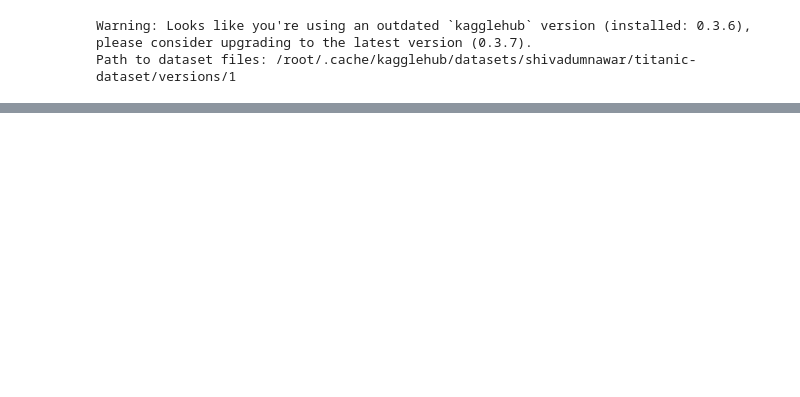
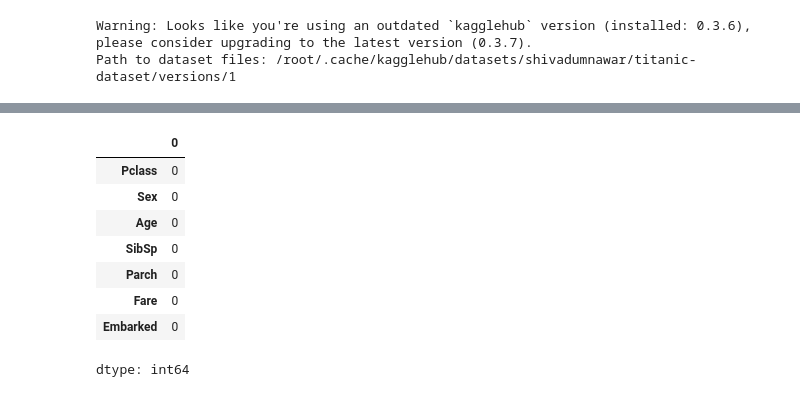
Before and after one commit to SeanMuInCa/learn_python, a Jupyter notebook: Assignment1.ipynb, the cells around one changed output, grey strips where cells are left out. Cells and saved outputs as stored; diff of their text form; code cells hidden in the pictures; blank space fills up the shorter version.

```diff
--- a/Assignment1.ipynb
+++ b/Assignment1.ipynb
@@ -47,0 +42,20 @@ X_train, X_test, y_train, y_test = train_test_split(X, y, test_size=0.3, random_
+# %%
+# 处理 Age 列的缺失值
+X = X.copy()  # 创建一个副本，避免 SettingWithCopyWarning
+X['Age'] = X['Age'].fillna(X['Age'].mean())
+
+# 处理 Embarked 列的缺失值
+X['Embarked'] = X['Embarked'].fillna(X['Embarked'].mode()[0])
+
+# 检查是否还有缺失值
+X.isnull().sum()
+# %% [output]
+|  | 0 |
+| Pclass | 0 |
+| Sex | 0 |
+| Age | 0 |
+| SibSp | 0 |
+| Parch | 0 |
+| Fare | 0 |
+| Embarked | 0 |
+dtype: int64
```
Also changed, not shown: parts of 12 cells of this notebook.
